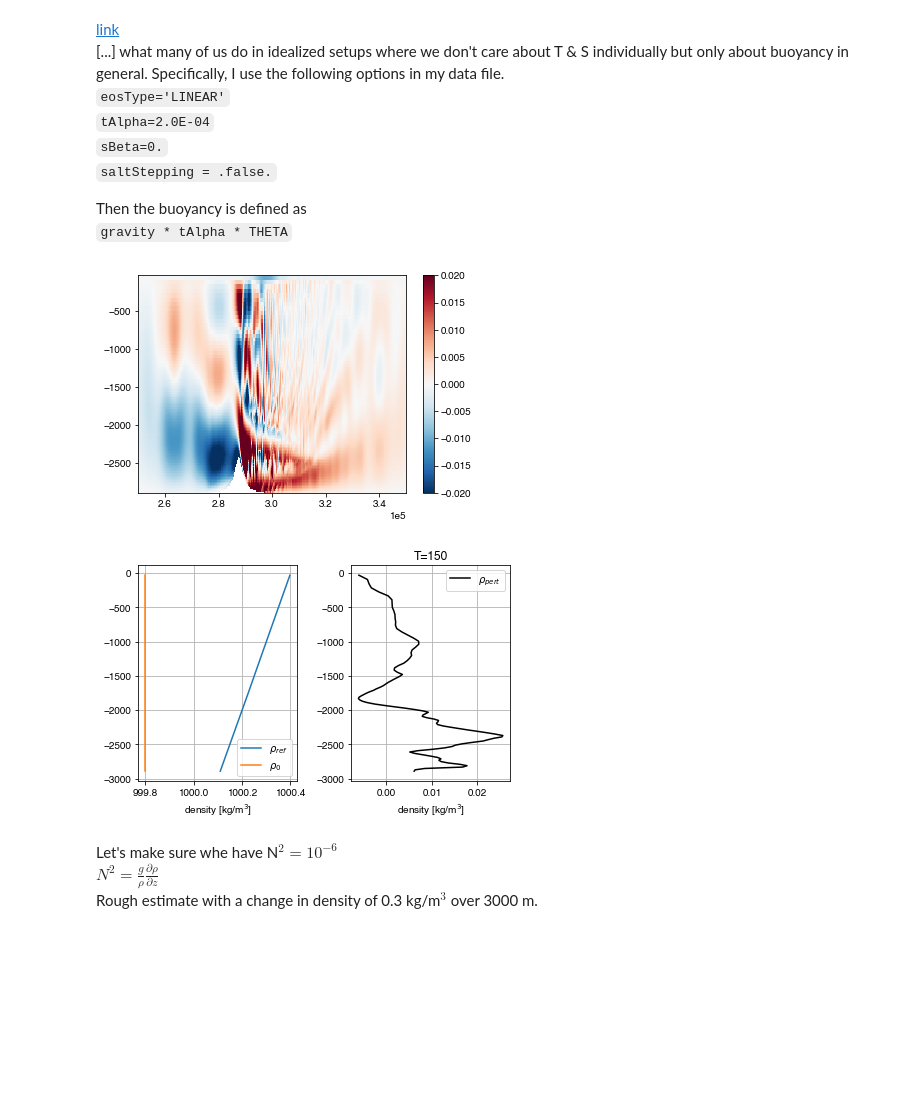
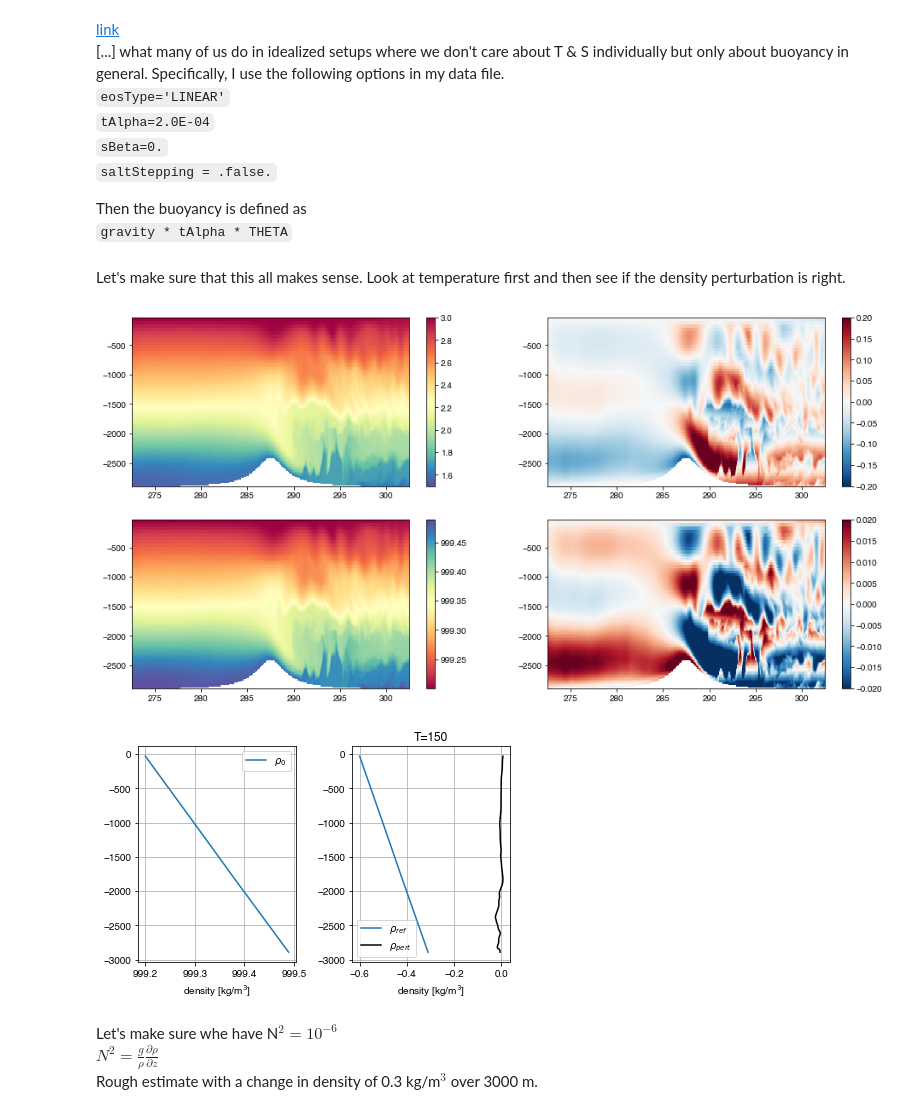
Before and after one commit to gunnarvoet/flow-across-bump, a Jupyter notebook: analysis/bump_analysis.ipynb, the cells around one changed output. Drawn from its saved outputs; the diff is of its cells as text; code cells hidden in the pictures; blank space fills up the shorter version.

```diff
--- a/analysis/bump_analysis.ipynb
+++ b/analysis/bump_analysis.ipynb
@@ -345,13 +326,31 @@ rhoref = rho0*(1+talpha*trefm)
-# %%
-rhopm = np.ma.masked_where(np.squeeze(grid.HFacC)<1, rhopert[120,:,:])
-plt.pcolormesh(grid.Y,grid.Z,rhopm,cmap='RdBu_r',vmin=-0.02,vmax=0.02)
-plt.colorbar();
-plt.gca().set(xlim=(2.5e5,3.5e5));
-# %% [output]
-[figure, removed]
+# %% [markdown]
+Let's make sure that this all makes sense. Look at temperature first and then see if the density perturbation is right.
+# %%
+fig,ax = plt.subplots(nrows=2,ncols=2,figsize=(16,8))
+ax = ax.flatten()
+tempm = np.ma.masked_where(np.squeeze(grid.HFacC)<1, temp[-1,:,:])
+h0 = ax[0].pcolormesh(grid.Y/1e3,grid.Z,tempm,cmap='Spectral_r',vmin=1.5, vmax=3)
+plt.colorbar(h0,ax=ax[0])
+CenterPlot(15,ax=ax[0])
+
+h1 = ax[1].pcolormesh(grid.Y/1e3,grid.Z,tempm-trefm,cmap='RdBu_r',vmin=-0.2,vmax=0.2)
+plt.colorbar(h1,ax=ax[1])
+CenterPlot(15,ax = ax[1])
+
+rhom = np.ma.masked_where(np.squeeze(grid.HFacC)<1, rho[-1,:,:])
+h2 = ax[2].pcolormesh(grid.Y/1e3,grid.Z,rhom,cmap='Spectral')
+plt.colorbar(h2,ax=ax[2]);
+CenterPlot(15,ax=ax[2])
+
+rhopm = np.ma.masked_where(np.squeeze(grid.HFacC)<1, rhopert[-1,:,:])
+h3 = ax[3].pcolormesh(grid.Y/1e3,grid.Z,rhopm,cmap='RdBu_r',vmin=-0.02,vmax=0.02)
+plt.colorbar(h3,ax=ax[3]);
+CenterPlot(15,ax[3])
+# %% [output]
+[figure, added]
 # %%
 fig, ax = plt.subplots(ncols=2)
-ax[0].plot(rhoref[:,1250],grid.Z,label=r'$\rho_{ref}$')
+ax[1].plot(rhoref[:,1250],grid.Z,label=r'$\rho_{ref}$')
 ax[0].plot(np.squeeze(rho[0,:,1250]),grid.Z,label=r'$\rho_0$')
 ax[1].plot(np.squeeze(rhopert[150,:,1250]),grid.Z,label=r'$\rho_{pert}$',color='k')
 ax[1].set_title('T=150')
@@ -361,7 +360,7 @@ for axi in ax:
     axi.set(xlabel='density [kg/m$^3$]')
 plt.tight_layout()
 # %% [output]
-[figure, old version]
+[figure, new version]
 # %% [markdown]
 Let's make sure whe have N$^2=10^{-6}$<br>
 $N^2 = \frac{g}{\rho} \frac{\partial \rho}{\partial z}$<br>
```
Also changed, not shown: parts of 81 cells of this notebook.
